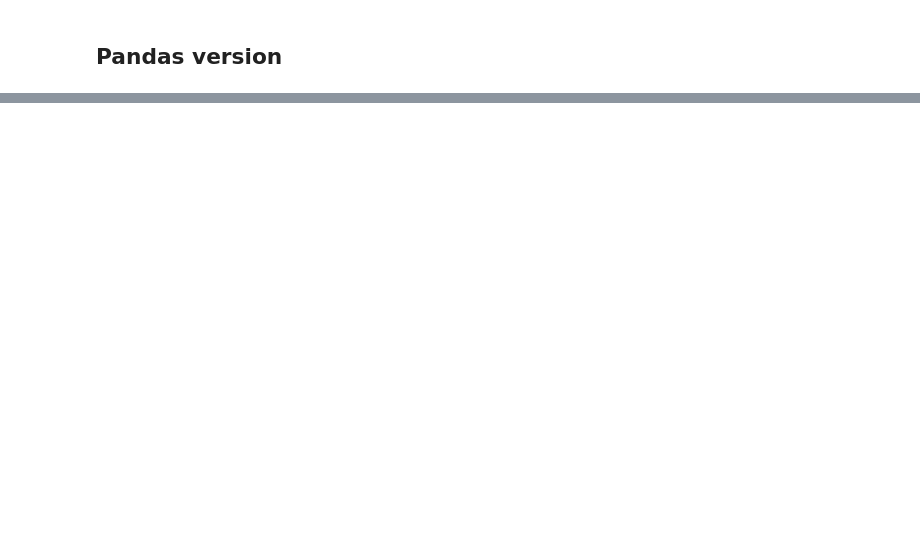
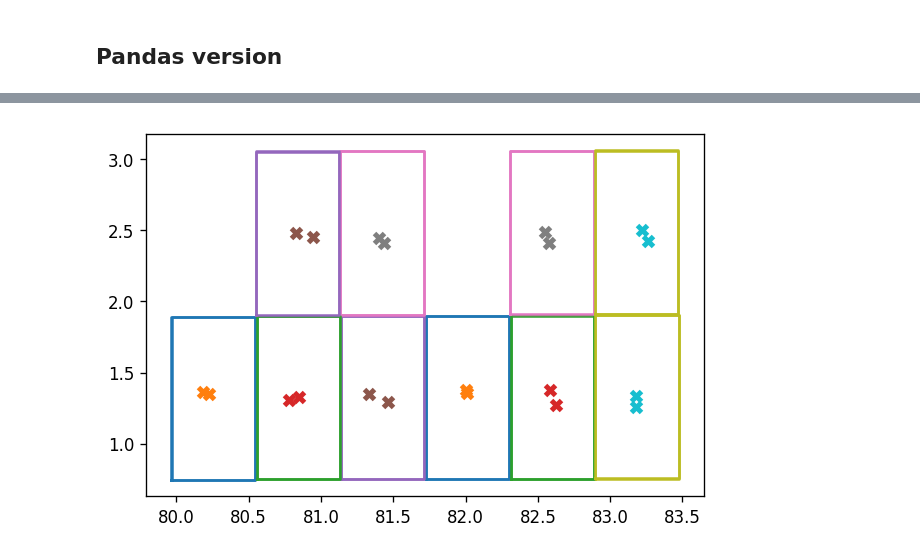
Before and after one commit to ctslater/spark_experiments, a Jupyter notebook: data/crossmatch_ptf.ipynb, the cells around one changed output, grey strips where cells are left out. Drawn from its saved outputs; the diff is of its cells as text; code cells hidden in the pictures; blank space fills up the shorter version.

```diff
--- a/data/crossmatch_ptf.ipynb
+++ b/data/crossmatch_ptf.ipynb
@@ -19,6 +22,4 @@ if False:
     sc.setLogLevel("WARN")
 else:
     from pysparkling import Context
-    sc = Context()
-
-#spark = SparkSession(sc)
+    sc = Context(max_retries=1)
@@ -212,6 +141,0 @@ print(len(np.unique([x[0] for x in grouped_records])))
-# %%
-np.mean(f1[ra_field])
-ra = f1[ra_field]
-tree = cKDTree(np.stack((np.array(ra), np.array(ra)), axis=1))
-dists, indices = tree.query( np.stack((ra, ra), axis=1), k=range(2,6), )
-dists, indices
@@ -281,12 +141,0 @@ len(f1), len(f2)
-# %%
-table = df
-htm_obj = HTM(depth=7)
-ra_field, dec_field = "ALPHAWIN_J2000", "DELTAWIN_J2000"
-
-ra = table[ra_field]
-dec = table[dec_field]
-htm_id = htm_obj.lookup_id(ra, dec)
-print(np.unique(htm_id))
-htm_groups = table.groupby(htm_id)
-
-#table.add_column()
@@ -358,0 +167,19 @@ AttributeError: 'FITS_record' object has no attribute 'dtype'
+# %%
+def get_bbox(table):
+    ra_field, dec_field = "ALPHAWIN_J2000", "DELTAWIN_J2000"
+    ra = table[ra_field]
+    dec = table[dec_field]
+    return ([min(ra), min(ra), max(ra), max(ra), min(ra)],
+            [min(dec), max(dec), max(dec), min(dec), min(dec)])
+
+
+filenames = glob.glob("ptf_catalogs/*ctlg")[:20]
+bboxes = sc.parallelize(filenames).map(readPTFFile_pandas).map(get_bbox).collect()
+
+for box in bboxes:
+    ra_vals, dec_vals = box
+    plt.plot(ra_vals, dec_vals, '-')
+    plt.plot(np.mean(np.array(ra_vals)[:4])  + 0.05*np.random.randn(),
+             np.mean(np.array(dec_vals)[:4]) + 0.05*np.random.randn(), 'x', mew=3)
+# %% [output]
+[figure, added]
```
Also changed, not shown: parts of 32 cells of this notebook.
